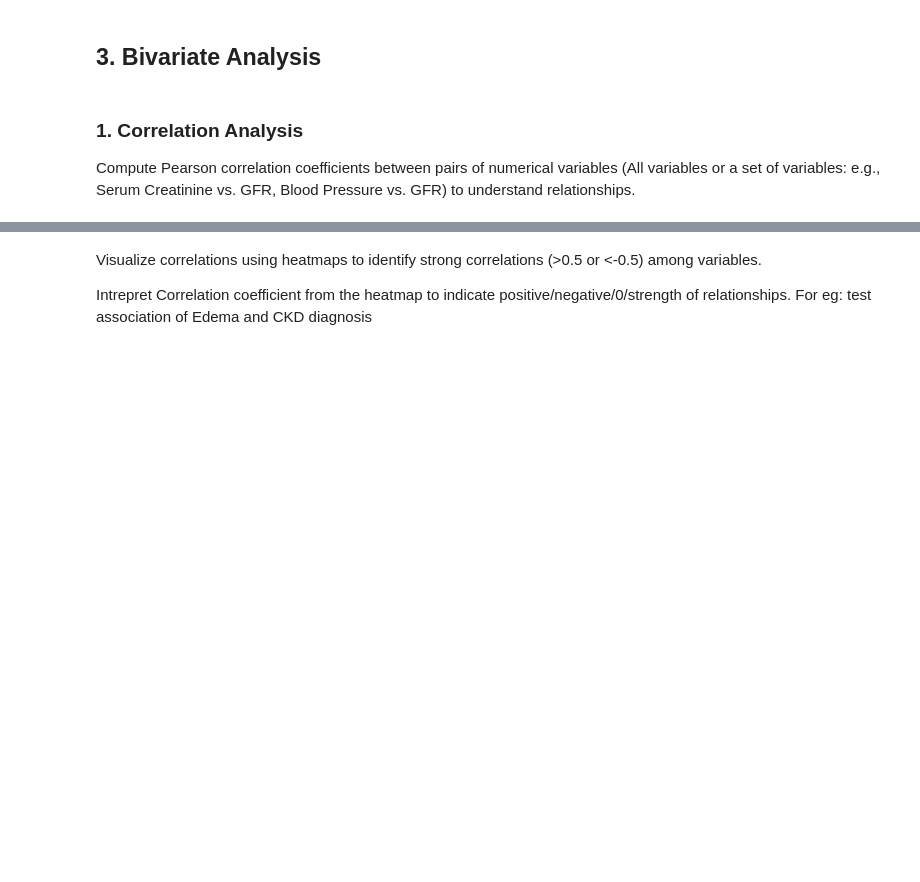
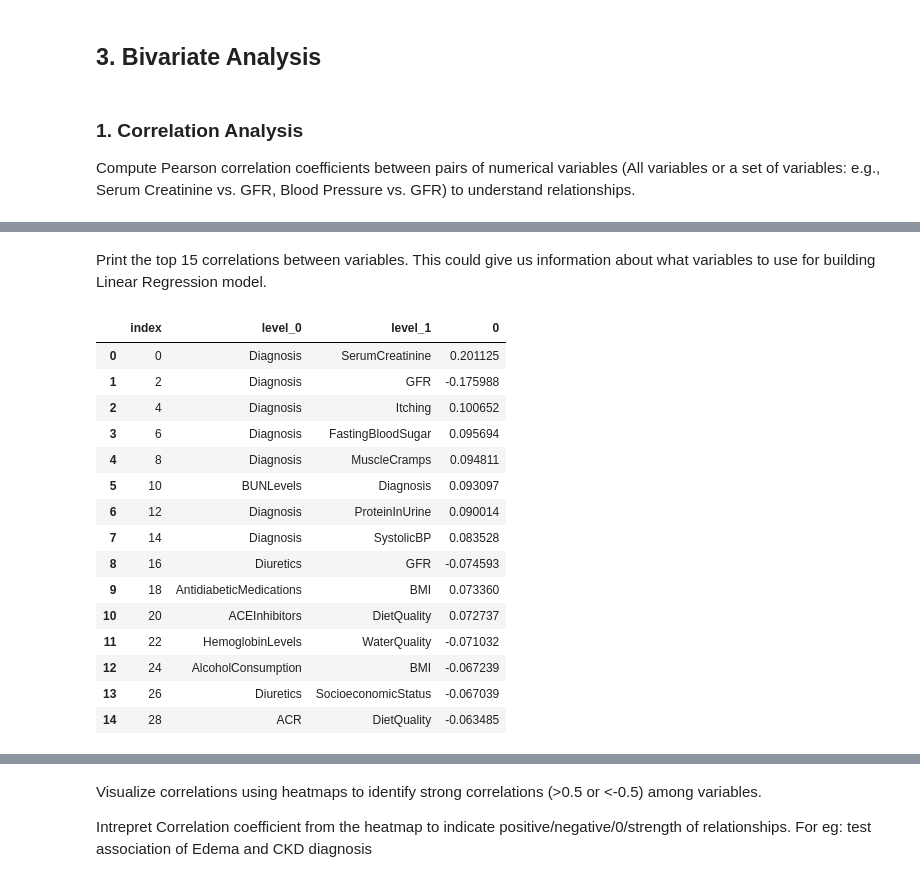
Before and after one commit to anjali-deshpande-hub/chronic_kidney_disease, a Jupyter notebook: src/CKD.ipynb, the cells around one changed output, grey strips where cells are left out. Saved outputs shown, nothing was run; the diff lists cells and outputs as text; code cells hidden in the pictures; blank space fills up the shorter version.

```diff
--- a/src/CKD.ipynb
+++ b/src/CKD.ipynb
@@ -147,0 +178,43 @@ Compute Pearson correlation coefficients between pairs of numerical variables (A
+# %% [markdown]
+Print the top 15 correlations  between variables. This could give us information about what variables to use for building Linear Regression model.
+# %%
+# Filter for top absolute correlations
+# Example: Top 15 correlations by absolute value
+num_top_correlations = 30
+
+# Unstack the correlation matrix to create a Series
+unstacked_correlation = correlation_matrix.unstack()
+
+# Filter out diagonal elements where row index equals column index. Excluding self co-relation (For eg: Age with Age)
+filtered_correlation = unstacked_correlation[unstacked_correlation.index.get_level_values(0) != unstacked_correlation.index.get_level_values(1)]
+
+
+# Display the top sorted autocorrelations
+top_correlations = filtered_correlation.sort_values(ascending=False, key=lambda x: np.abs(x)) .head(num_top_correlations)
+
+# Drop duplicates based on sorted columns
+# Reset index to convert MultiIndex to columns for easier manipulation
+correlation_series = top_correlations.reset_index()
+# Sort Variable1 and Variable2 to ensure consistent order
+correlation_series[['level_0', 'level_1']] = pd.DataFrame(np.sort(correlation_series[['level_0', 'level_1']], axis=1))
+unique_correlations = pd.DataFrame(correlation_series.drop_duplicates(subset=['level_0', 'level_1']))
+unique_correlations.reset_index(inplace=True)
+
+display(unique_correlations)
+# %% [output]
+|  | index | level_0 | level_1 | 0 |
+| 0 | 0 | Diagnosis | SerumCreatinine | 0.201125 |
+| 1 | 2 | Diagnosis | GFR | -0.175988 |
+| 2 | 4 | Diagnosis | Itching | 0.100652 |
+| 3 | 6 | Diagnosis | FastingBloodSugar | 0.095694 |
+| 4 | 8 | Diagnosis | MuscleCramps | 0.094811 |
+| 5 | 10 | BUNLevels | Diagnosis | 0.093097 |
+| 6 | 12 | Diagnosis | ProteinInUrine | 0.090014 |
+| 7 | 14 | Diagnosis | SystolicBP | 0.083528 |
+| 8 | 16 | Diuretics | GFR | -0.074593 |
+| 9 | 18 | AntidiabeticMedications | BMI | 0.073360 |
+| 10 | 20 | ACEInhibitors | DietQuality | 0.072737 |
+| 11 | 22 | HemoglobinLevels | WaterQuality | -0.071032 |
+| 12 | 24 | AlcoholConsumption | BMI | -0.067239 |
+| 13 | 26 | Diuretics | SocioeconomicStatus | -0.067039 |
+| 14 | 28 | ACR | DietQuality | -0.063485 |
```
Also changed, not shown: parts of 7 cells of this notebook.
